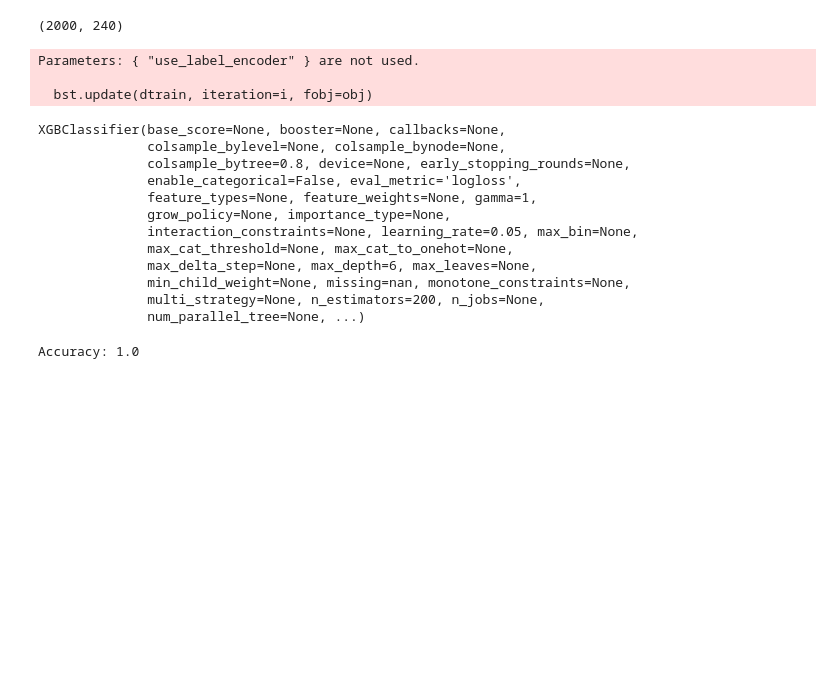
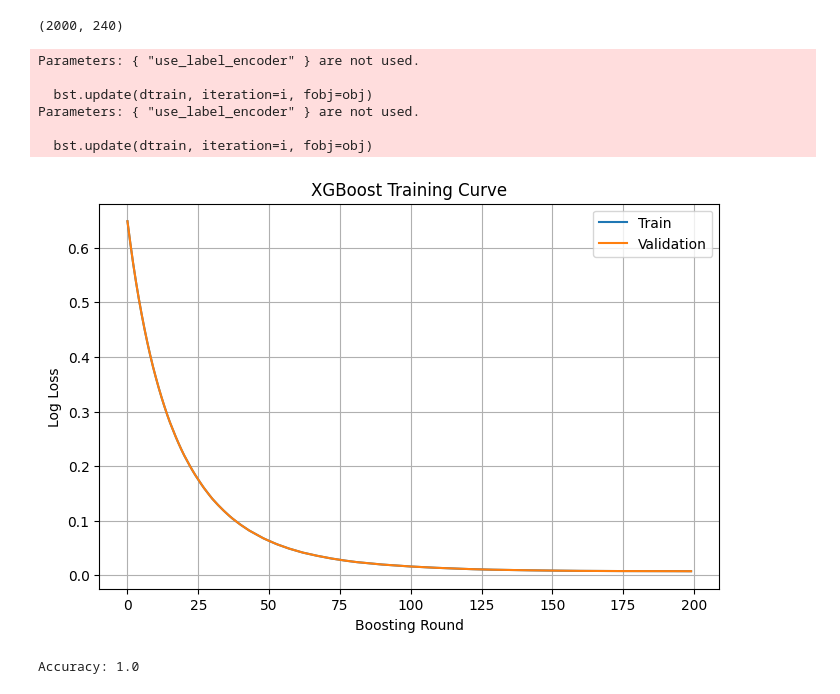
Before and after one commit to sfremy/astro_tools, a Jupyter notebook: a2_train_model_v2.ipynb, the cells around one changed output. Cells and saved outputs as stored; diff of their text form; code cells hidden in the pictures; blank space fills up the shorter version.

Commit message:
visualize xgboost loss curve

```diff
--- a/a2_train_model_v2.ipynb
+++ b/a2_train_model_v2.ipynb
@@ -490,9 +491,6 @@ x_train.shape
 # %% [output]
 (2000, 240)
 # %%
-import xgboost as xgb
-from sklearn.metrics import accuracy_score
-
 model = xgb.XGBClassifier(
     n_estimators=200,
     learning_rate=0.05,
@@ -507,22 +505,39 @@ model = xgb.XGBClassifier(
     use_label_encoder=False
 )
 model.fit(x_train, y_train)
+
+eval_set = [(x_train, y_train), (x_test, y_test)]
+model.fit(
+    x_train,
+    y_train,
+    eval_set=[(x_train, y_train), (x_test, y_test)],
+    verbose=False
+)
+
+eval_result = model.evals_result()
 # %% [output]
 Parameters: { "use_label_encoder" } are not used.
 
   bst.update(dtrain, iteration=i, fobj=obj)
+Parameters: { "use_label_encoder" } are not used.
+
+  bst.update(dtrain, iteration=i, fobj=obj)
-XGBClassifier(base_score=None, booster=None, callbacks=None,
-              colsample_bylevel=None, colsample_bynode=None,
-              colsample_bytree=0.8, device=None, early_stopping_rounds=None,
-              enable_categorical=False, eval_metric='logloss',
-              feature_types=None, feature_weights=None, gamma=1,
-              grow_policy=None, importance_type=None,
-              interaction_constraints=None, learning_rate=0.05, max_bin=None,
-              max_cat_threshold=None, max_cat_to_onehot=None,
-              max_delta_step=None, max_depth=6, max_leaves=None,
-              min_child_weight=None, missing=nan, monotone_constraints=None,
-              multi_strategy=None, n_estimators=200, n_jobs=None,
-              num_parallel_tree=None, ...)
+# %%
+# Plot log loss
+epochs = len(eval_result['validation_0']['logloss'])
+x_axis = range(epochs)
+
+plt.figure(figsize=(8, 5))
+plt.plot(x_axis, eval_result['validation_0']['logloss'], label='Train')
+plt.plot(x_axis, eval_result['validation_1']['logloss'], label='Validation')
+plt.xlabel('Boosting Round')
+plt.ylabel('Log Loss')
+plt.title('XGBoost Training Curve')
+plt.legend()
+plt.grid(True)
+plt.show()
+# %% [output]
+[figure, added]
 # %%
 x_test = x_test.squeeze()  # Removes all dimensions of size 1
 
```
Also changed, not shown: parts of 2 cells of this notebook, 1 other file.
